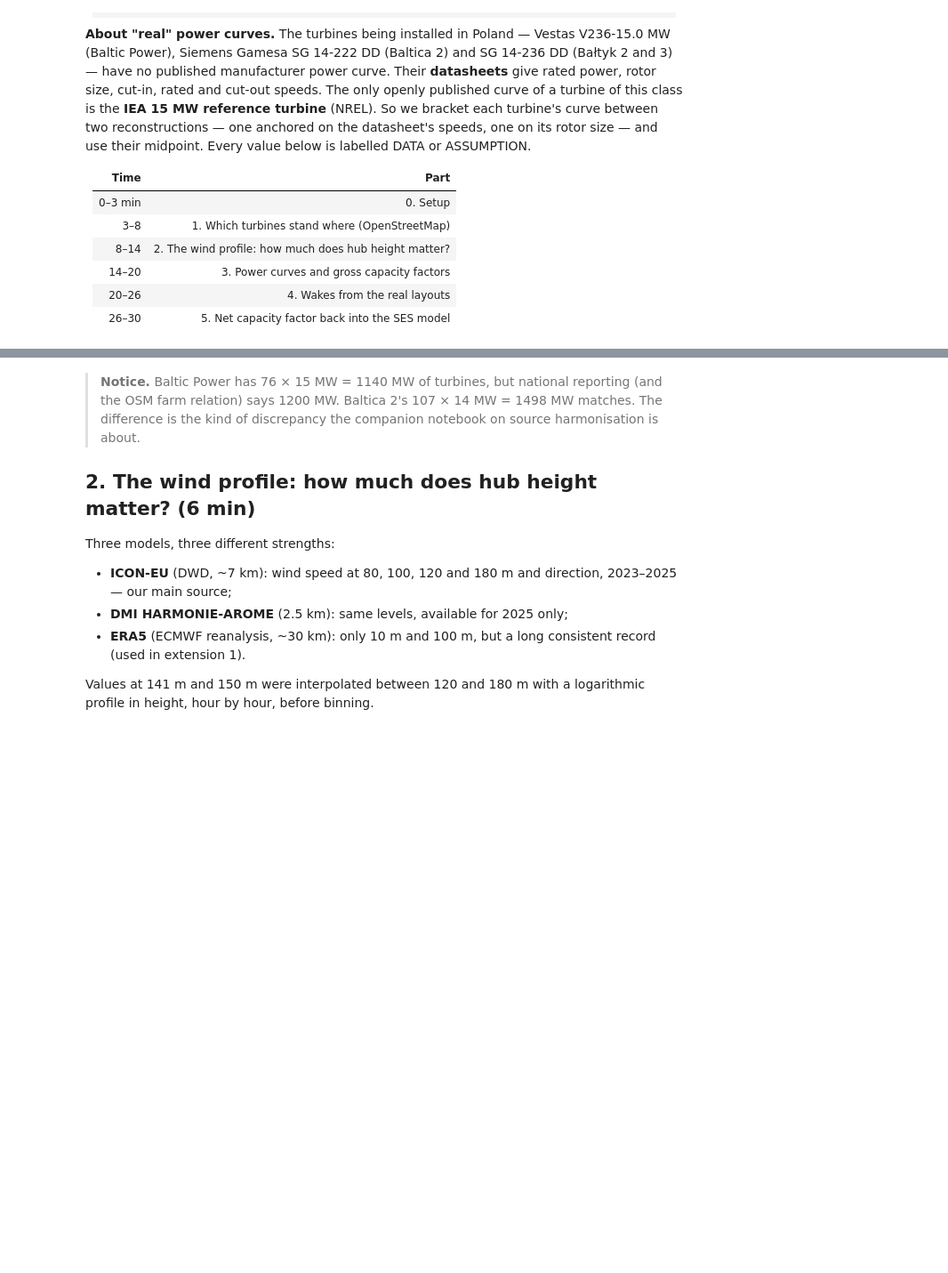
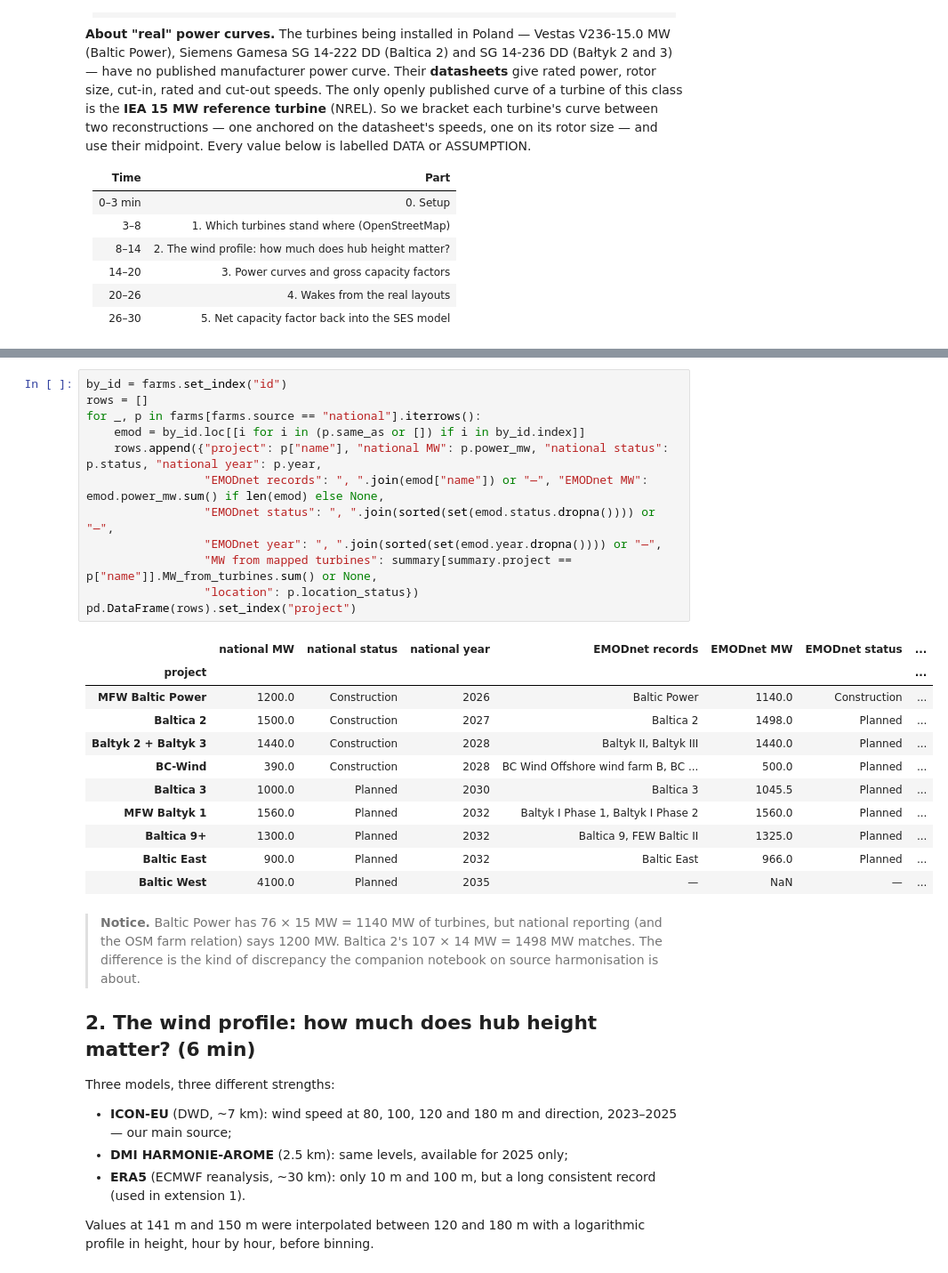
Before and after one commit to ogcincubator/bblocks-seadots, a Jupyter notebook: docs/baltic-ses-exercise/baltic_ses_production_extension.ipynb, the cells around one changed output, grey strips where cells are left out. Shown at 89% size. Drawn from its saved outputs; the diff is of its cells as text; blank space fills up the shorter version.

```diff
--- a/docs/baltic-ses-exercise/baltic_ses_production_extension.ipynb
+++ b/docs/baltic-ses-exercise/baltic_ses_production_extension.ipynb
@@ -111,3 +128,27 @@ viz.explore({
+# %%
+by_id = farms.set_index("id")
+rows = []
+for _, p in farms[farms.source == "national"].iterrows():
+    emod = by_id.loc[[i for i in (p.same_as or []) if i in by_id.index]]
+    rows.append({"project": p["name"], "national MW": p.power_mw, "national status": p.status, "national year": p.year,
+                 "EMODnet records": ", ".join(emod["name"]) or "—", "EMODnet MW": emod.power_mw.sum() if len(emod) else None,
+                 "EMODnet status": ", ".join(sorted(set(emod.status.dropna()))) or "—",
+                 "EMODnet year": ", ".join(sorted(set(emod.year.dropna()))) or "—",
+                 "MW from mapped turbines": summary[summary.project == p["name"]].MW_from_turbines.sum() or None,
+                 "location": p.location_status})
+pd.DataFrame(rows).set_index("project")
+# %% [output]
+|  | national MW | national status | national year | EMODnet records | EMODnet MW | EMODnet status | ... |
+| project |  |  |  |  |  |  | ... |
+| MFW Baltic Power | 1200.0 | Construction | 2026 | Baltic Power | 1140.0 | Construction | ... |
+| Baltica 2 | 1500.0 | Construction | 2027 | Baltica 2 | 1498.0 | Planned | ... |
+| Baltyk 2 + Baltyk 3 | 1440.0 | Construction | 2028 | Baltyk II, Baltyk III | 1440.0 | Planned | ... |
+| BC-Wind | 390.0 | Construction | 2028 | BC Wind Offshore wind farm B, BC ... | 500.0 | Planned | ... |
+| Baltica 3 | 1000.0 | Planned | 2030 | Baltica 3 | 1045.5 | Planned | ... |
+| MFW Baltyk 1 | 1560.0 | Planned | 2032 | Baltyk I Phase 1, Baltyk I Phase 2 | 1560.0 | Planned | ... |
+| Baltica 9+ | 1300.0 | Planned | 2032 | Baltica 9, FEW Baltic II | 1325.0 | Planned | ... |
+| Baltic East | 900.0 | Planned | 2032 | Baltic East | 966.0 | Planned | ... |
+| Baltic West | 4100.0 | Planned | 2035 | — | NaN | — | ... |
 # %% [markdown]
 > **Notice.** Baltic Power has 76 × 15 MW = 1140 MW of turbines, but national reporting (and the OSM farm relation) says 1200 MW. Baltica 2's 107 × 14 MW = 1498 MW matches. The difference is the kind of discrepancy the companion notebook on source harmonisation is about.
 
```
Also changed, not shown: parts of 21 cells of this notebook, 21 other files.
